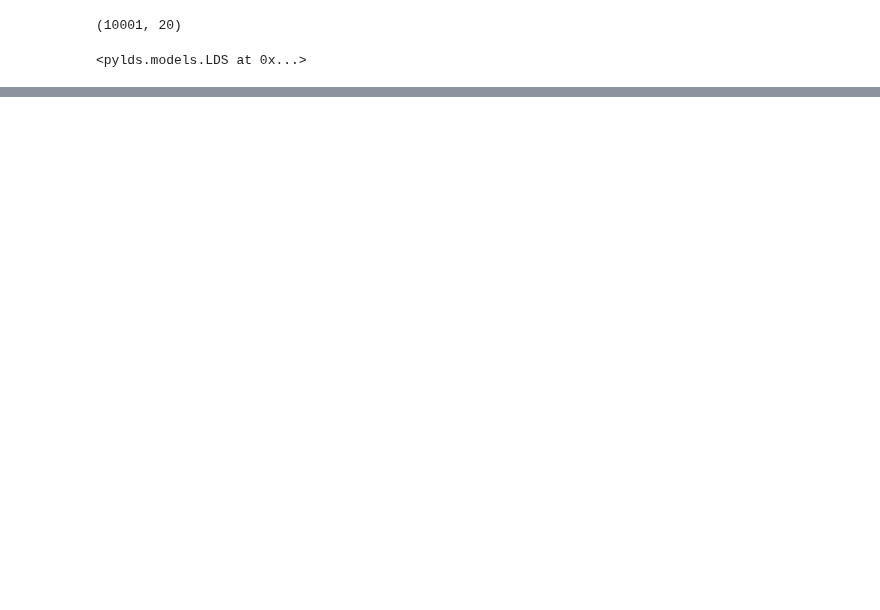
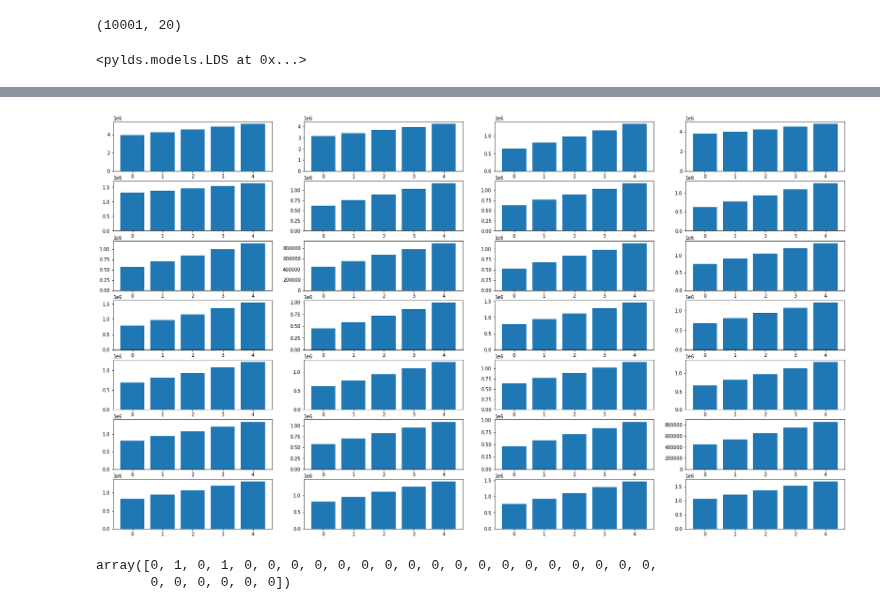
Before and after one commit to BouchardLab/FCCA_analysis, a Jupyter notebook: notebooks/data_exploration/state_space_inference.ipynb, the cells around one changed output, grey strips where cells are left out. Cells and saved outputs as stored; diff of their text form; code cells hidden in the pictures; blank space fills up the shorter version.

```diff
--- a/notebooks/data_exploration/state_space_inference.ipynb
+++ b/notebooks/data_exploration/state_space_inference.ipynb
@@ -69,0 +177,18 @@ kf = pykalman.KalmanFilter(n_dim_state=size, n_dim_obs=size
+# %%
+order = [1, 2, 3, 4, 5]
+# %%
+BIC_ = np.zeros((len(data_files), len(order)))
+gMDL_ = np.zeros((len(data_files), len(order)))
+
+for i, data_file in tqdm.tqdm(enumerate(data_files)):
+    dat = load_sabes(data_file, **sabes_args.loader_args[0])
+    X = np.squeeze(dat['spike_rates'])
+    for j, order_ in enumerate(order):
+        varmodel = VAR(estimator='ols', order=order_)
+        varmodel.fit(X)
+
+        # Assess gMDL and BIC
+        Xpred, Xtrue = varmodel.predict(X)
+        ll = log_likelihood_glm('normal', Xtrue, Xpred)
+        BIC_[i, j] = BIC(ll, np.product(varmodel.coef_.shape), X.shape[0])
+        gMDL_[i, j] = gMDL(Xtrue, Xpred, np.product(varmodel.coef_.shape))
@@ -69,0 +216,13 @@ kf = pykalman.KalmanFilter(n_dim_state=size, n_dim_obs=size
+# %%
+fig, ax = plt.subplots(7, 4, figsize=(28, 16))
+for i in range(len(data_files)):
+
+    a = ax[np.unravel_index(i, (7, 4))]
+    a.bar(np.arange(len(order)), BIC_[i, :])
+# %% [output]
+[figure, added]
+# %%
+np.argmax(-1*gMDL_, axis=1)
+# %% [output]
+array([0, 1, 0, 1, 0, 0, 0, 0, 0, 0, 0, 0, 0, 0, 0, 0, 0, 0, 0, 0, 0, 0,
+       0, 0, 0, 0, 0, 0])
```
Also changed, not shown: parts of 47 cells of this notebook, 2 other files.
